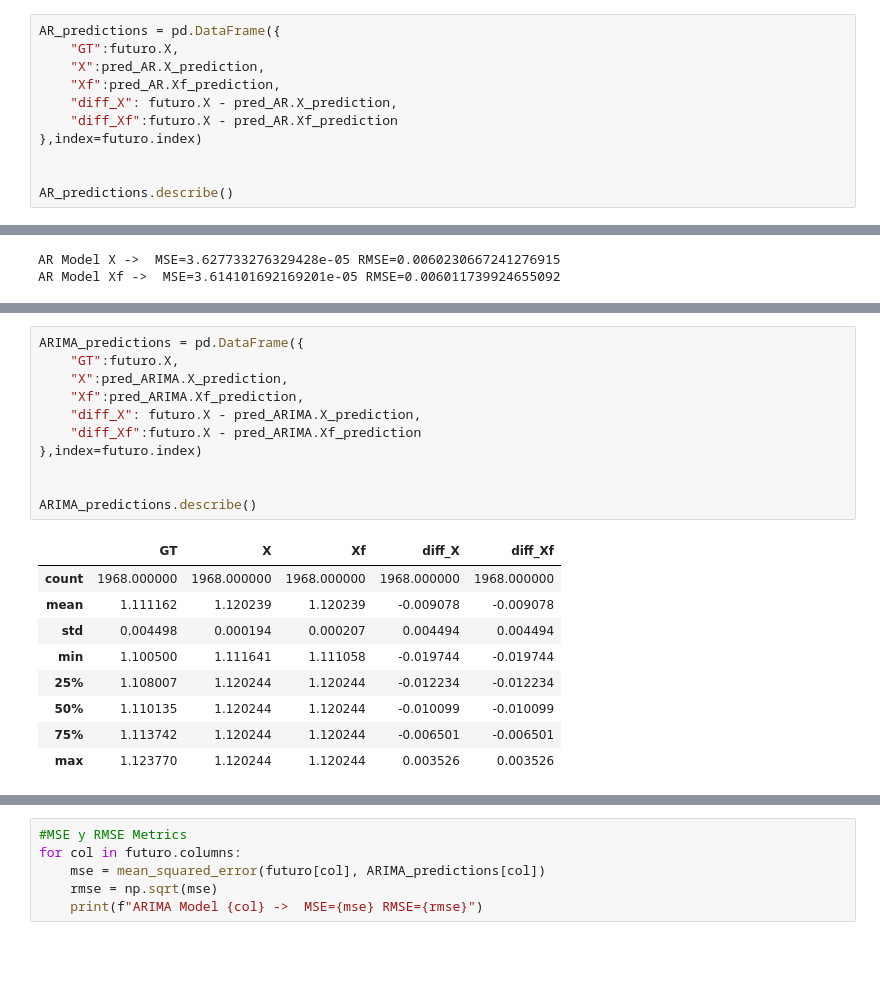
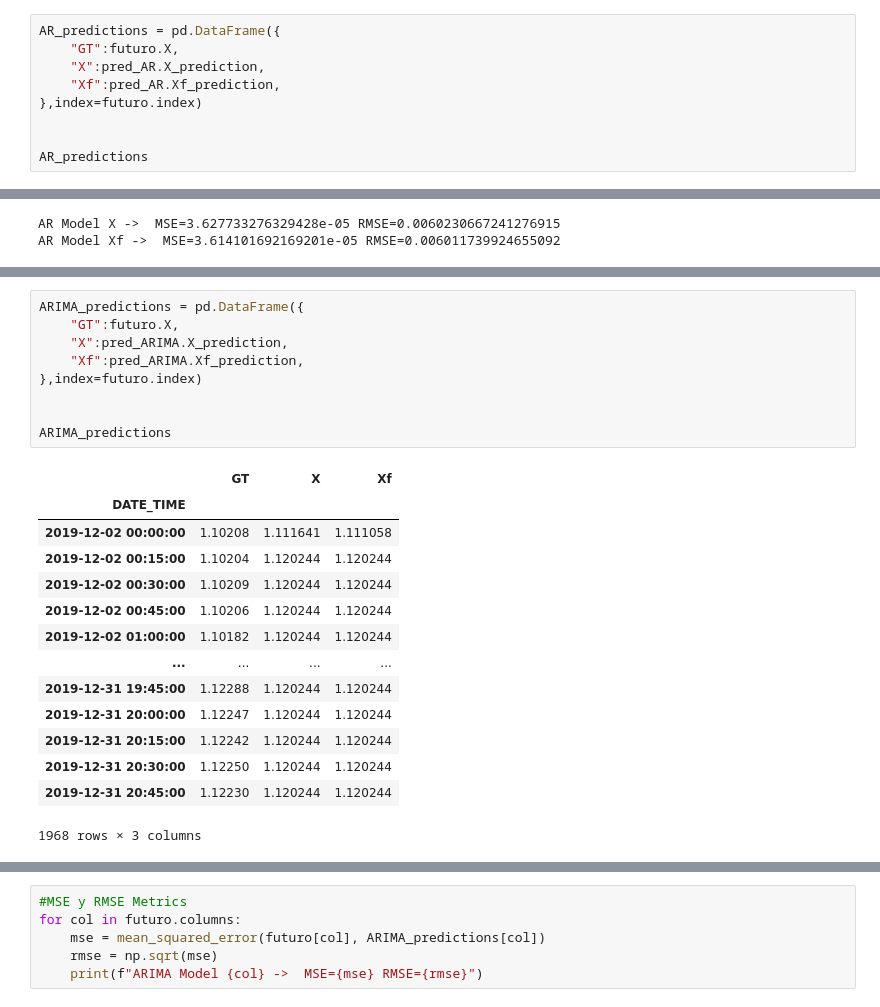
Before and after one commit to pabloestevezm/FP, a Jupyter notebook: modelling.ipynb, the cells around one changed output, grey strips where cells are left out. Saved outputs shown, nothing was run; the diff lists cells and outputs as text; blank space fills up the shorter version.

```diff
--- a/modelling.ipynb
+++ b/modelling.ipynb
@@ -222,10 +223,8 @@ AR_predictions = pd.DataFrame({
     "GT":futuro.X,
     "X":pred_AR.X_prediction,
     "Xf":pred_AR.Xf_prediction,
-    "diff_X": futuro.X - pred_AR.X_prediction,
-    "diff_Xf":futuro.X - pred_AR.Xf_prediction
 },index=futuro.index)
 
 
-AR_predictions.describe()
+AR_predictions
 # %% [output]
@@ -287,21 +307,24 @@ Entrenando con los datos desde la serie Xf
 # %%
 ARIMA_predictions = pd.DataFrame({
     "GT":futuro.X,
     "X":pred_ARIMA.X_prediction,
     "Xf":pred_ARIMA.Xf_prediction,
-    "diff_X": futuro.X - pred_ARIMA.X_prediction,
-    "diff_Xf":futuro.X - pred_ARIMA.Xf_prediction
 },index=futuro.index)
 
 
-ARIMA_predictions.describe()
+ARIMA_predictions
 # %% [output]
-|  | GT | X | Xf | diff_X | diff_Xf |
-| count | 1968.000000 | 1968.000000 | 1968.000000 | 1968.000000 | 1968.000000 |
-| mean | 1.111162 | 1.120239 | 1.120239 | -0.009078 | -0.009078 |
-| std | 0.004498 | 0.000194 | 0.000207 | 0.004494 | 0.004494 |
-| min | 1.100500 | 1.111641 | 1.111058 | -0.019744 | -0.019744 |
-| 25% | 1.108007 | 1.120244 | 1.120244 | -0.012234 | -0.012234 |
-| 50% | 1.110135 | 1.120244 | 1.120244 | -0.010099 | -0.010099 |
-| 75% | 1.113742 | 1.120244 | 1.120244 | -0.006501 | -0.006501 |
-| max | 1.123770 | 1.120244 | 1.120244 | 0.003526 | 0.003526 |
+|  | GT | X | Xf |
+| DATE_TIME |  |  |  |
+| 2019-12-02 00:00:00 | 1.10208 | 1.111641 | 1.111058 |
+| 2019-12-02 00:15:00 | 1.10204 | 1.120244 | 1.120244 |
+| 2019-12-02 00:30:00 | 1.10209 | 1.120244 | 1.120244 |
+| 2019-12-02 00:45:00 | 1.10206 | 1.120244 | 1.120244 |
+| 2019-12-02 01:00:00 | 1.10182 | 1.120244 | 1.120244 |
+| ... | ... | ... | ... |
+| 2019-12-31 19:45:00 | 1.12288 | 1.120244 | 1.120244 |
+| 2019-12-31 20:00:00 | 1.12247 | 1.120244 | 1.120244 |
+| 2019-12-31 20:15:00 | 1.12242 | 1.120244 | 1.120244 |
+| 2019-12-31 20:30:00 | 1.12250 | 1.120244 | 1.120244 |
+| 2019-12-31 20:45:00 | 1.12230 | 1.120244 | 1.120244 |
+1968 rows × 3 columns
```
Also changed, not shown: parts of 28 cells of this notebook, 17 other files.
